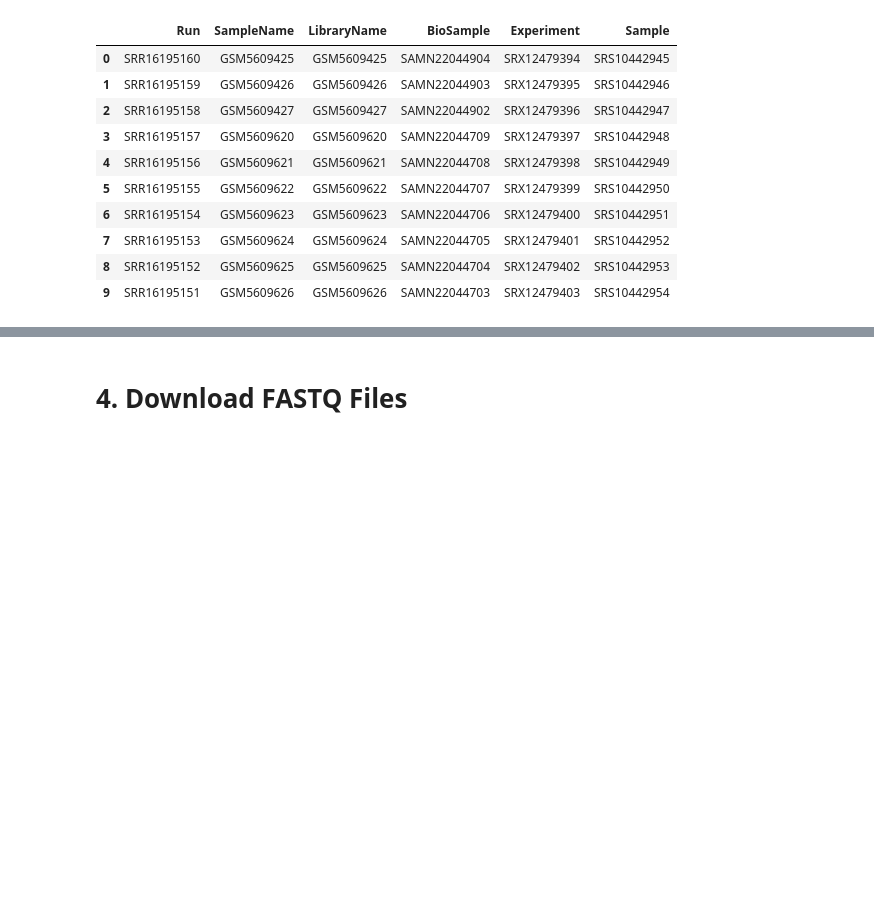
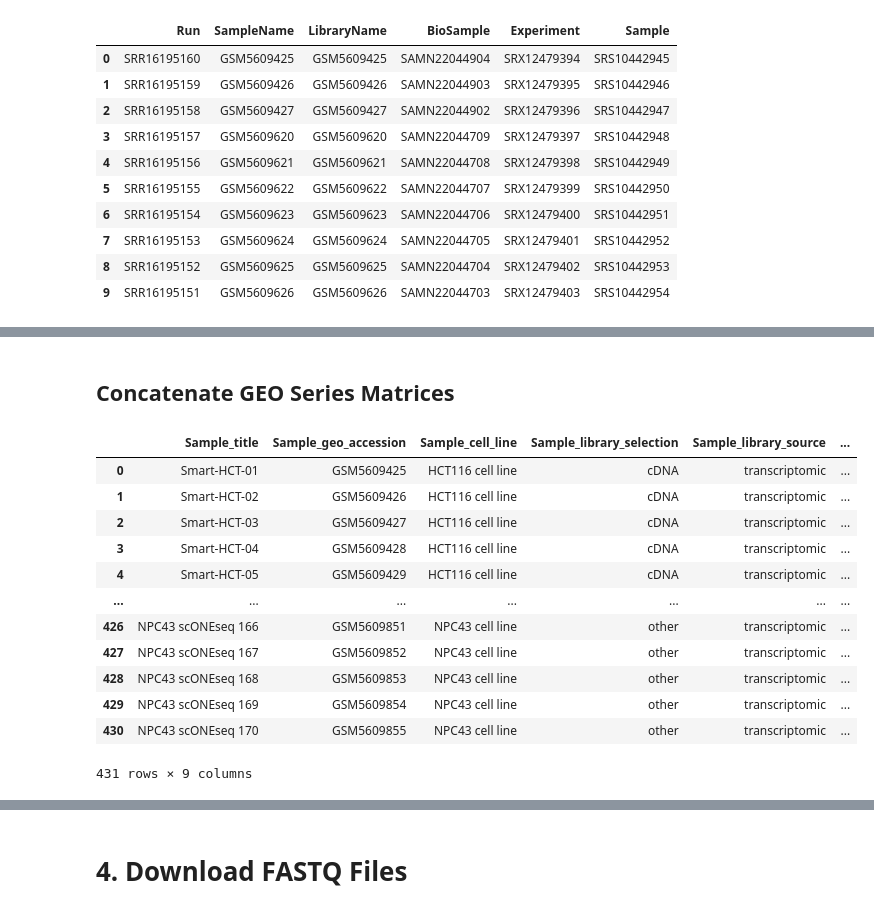
Before and after one commit to irith-kat/genai4bio-project, a Jupyter notebook: notebook_tests/joint_DNA_RNA_processing.ipynb, the cells around one changed output, grey strips where cells are left out. Drawn from its saved outputs; the diff is of its cells as text; code cells hidden in the pictures; blank space fills up the shorter version.

```diff
--- a/notebook_tests/joint_DNA_RNA_processing.ipynb
+++ b/notebook_tests/joint_DNA_RNA_processing.ipynb
@@ -475,0 +398,11 @@ dna[["Run", "LibraryName", "SampleName"]].head(10)
+# %%
+# Fix sample_description column
+GEO_series_matrix_1_processed["Sample_description"] = GEO_series_matrix_1_processed["Sample_description"].replace("RNA+DNA", np.nan)
+
+# New column with the cell info from whichever column is non‑NaN
+GEO_series_matrix_1_processed["Sample_description"] = GEO_series_matrix_1_processed["Sample_description"].fillna(
+    GEO_series_matrix_1_processed["Sample_description_2"]
+)
+
+# Remove unnecessary columns
+GEO_series_matrix_1_processed = GEO_series_matrix_1_processed.drop(columns=["Sample_description_2"])
@@ -475,0 +501,27 @@ dna[["Run", "LibraryName", "SampleName"]].head(10)
+# %% [markdown]
+## Concatenate GEO Series Matrices
+# %%
+#GEO_series_matrix_1_processed.head()
+
+# Rename Sample_source_name_ch1 to Sample_cell_line
+GEO_series_matrix_1_processed.rename(columns={'Sample_source_name_ch1': 'Sample_cell_line'}, inplace=True)
+
+# Rename Sample_description to Sample_cell_description
+GEO_series_matrix_1_processed.rename(columns={'Sample_description': 'Sample_cell_description'}, inplace=True)
+
+# Remove Sample_characteristics_ch1_2
+GEO_series_matrix_1_processed = GEO_series_matrix_1_processed.drop(columns=["Sample_characteristics_ch1_2"])
+# %% [output]
+|  | Sample_title | Sample_geo_accession | Sample_cell_line | Sample_library_selection | Sample_library_source | ... |
+| 0 | Smart-HCT-01 | GSM5609425 | HCT116 cell line | cDNA | transcriptomic | ... |
+| 1 | Smart-HCT-02 | GSM5609426 | HCT116 cell line | cDNA | transcriptomic | ... |
+| 2 | Smart-HCT-03 | GSM5609427 | HCT116 cell line | cDNA | transcriptomic | ... |
+| 3 | Smart-HCT-04 | GSM5609428 | HCT116 cell line | cDNA | transcriptomic | ... |
+| 4 | Smart-HCT-05 | GSM5609429 | HCT116 cell line | cDNA | transcriptomic | ... |
+| ... | ... | ... | ... | ... | ... | ... |
+| 426 | NPC43 scONEseq 166 | GSM5609851 | NPC43 cell line | other | transcriptomic | ... |
+| 427 | NPC43 scONEseq 167 | GSM5609852 | NPC43 cell line | other | transcriptomic | ... |
+| 428 | NPC43 scONEseq 168 | GSM5609853 | NPC43 cell line | other | transcriptomic | ... |
+| 429 | NPC43 scONEseq 169 | GSM5609854 | NPC43 cell line | other | transcriptomic | ... |
+| 430 | NPC43 scONEseq 170 | GSM5609855 | NPC43 cell line | other | transcriptomic | ... |
+431 rows × 9 columns
```
Also changed, not shown: parts of 37 cells of this notebook.
